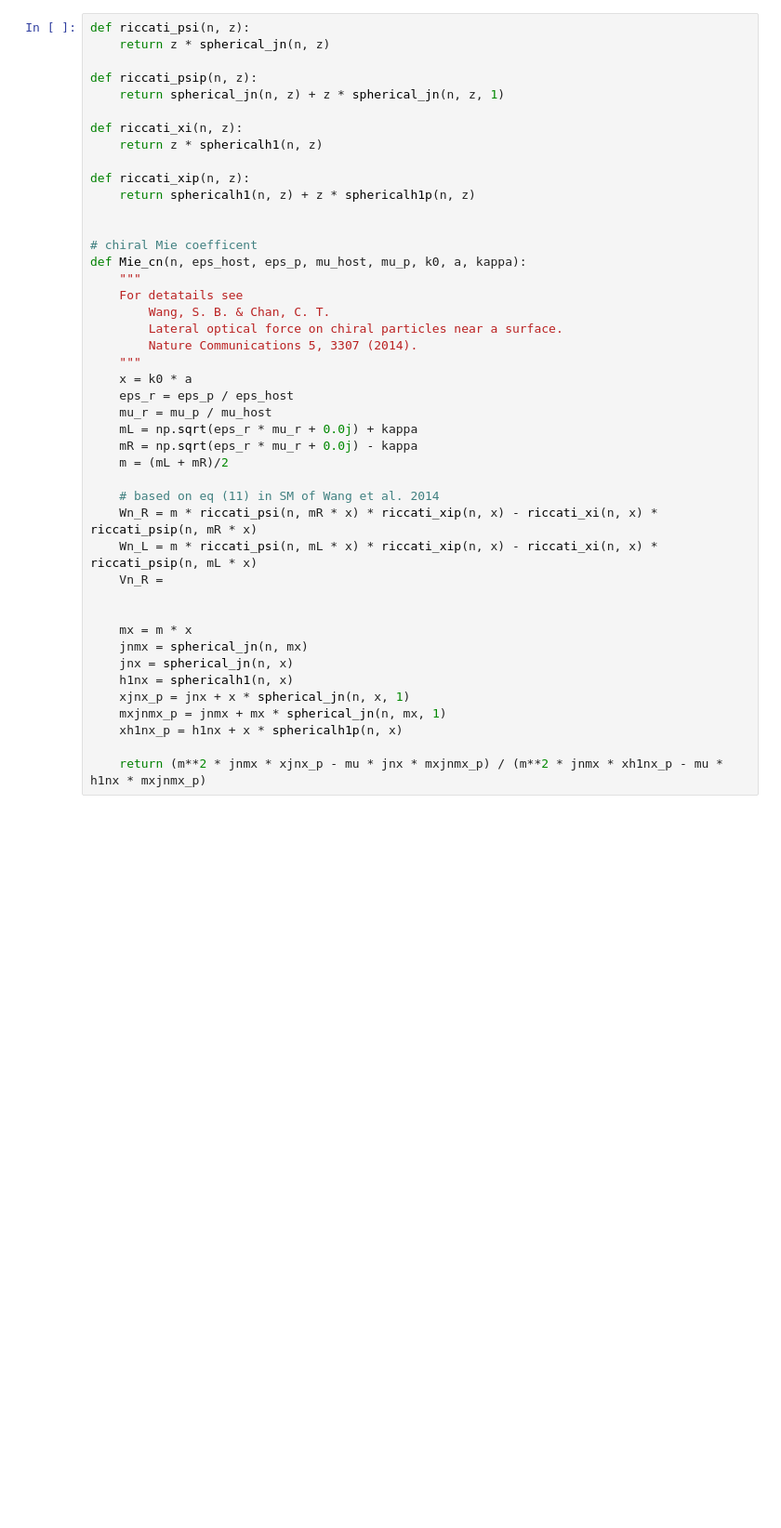
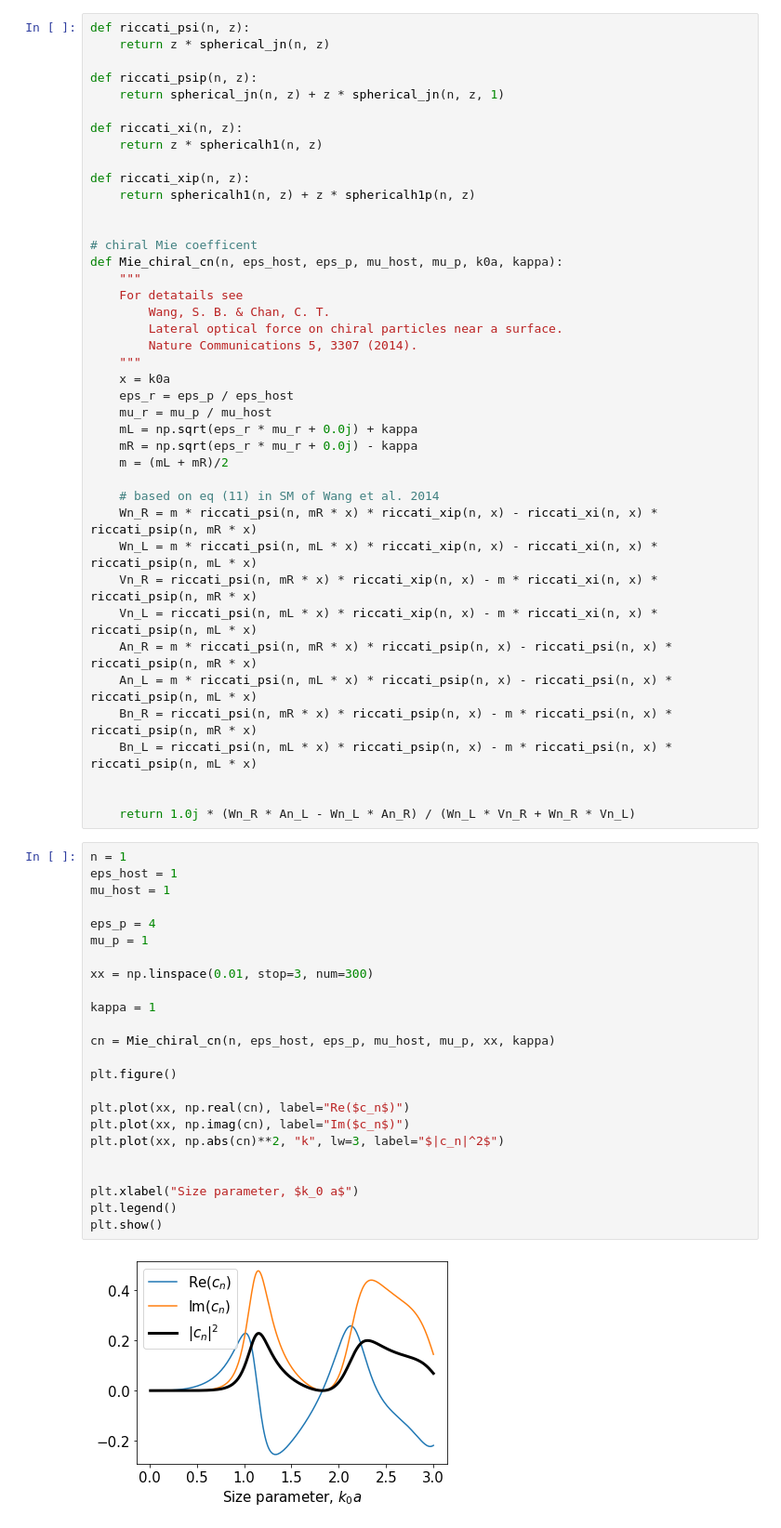
Before and after one commit to toftul/miepy, a Jupyter notebook: Mie_calc_python.ipynb, the cells around one changed output. Shown: that part at 93% size. Saved outputs shown, nothing was run; the diff lists cells and outputs as text; blank space fills up the shorter version.

Commit message:
added chiral cn coef

```diff
--- a/Mie_calc_python.ipynb
+++ b/Mie_calc_python.ipynb
@@ -218,14 +218,14 @@ def riccati_xip(n, z):
 
 
 # chiral Mie coefficent
-def Mie_cn(n, eps_host, eps_p, mu_host, mu_p, k0, a, kappa):
+def Mie_chiral_cn(n, eps_host, eps_p, mu_host, mu_p, k0a, kappa):
     """
     For detatails see
         Wang, S. B. & Chan, C. T.
         Lateral optical force on chiral particles near a surface.
         Nature Communications 5, 3307 (2014).
     """
-    x = k0 * a
+    x = k0a
     eps_r = eps_p / eps_host
     mu_r = mu_p / mu_host
     mL = np.sqrt(eps_r * mu_r + 0.0j) + kappa
@@ -235,15 +235,38 @@ def Mie_cn(n, eps_host, eps_p, mu_host, mu_p, k0, a, kappa):
     # based on eq (11) in SM of Wang et al. 2014
     Wn_R = m * riccati_psi(n, mR * x) * riccati_xip(n, x) - riccati_xi(n, x) * riccati_psip(n, mR * x)
     Wn_L = m * riccati_psi(n, mL * x) * riccati_xip(n, x) - riccati_xi(n, x) * riccati_psip(n, mL * x)
-    Vn_R =
+    Vn_R = riccati_psi(n, mR * x) * riccati_xip(n, x) - m * riccati_xi(n, x) * riccati_psip(n, mR * x)
+    Vn_L = riccati_psi(n, mL * x) * riccati_xip(n, x) - m * riccati_xi(n, x) * riccati_psip(n, mL * x)
+    An_R = m * riccati_psi(n, mR * x) * riccati_psip(n, x) - riccati_psi(n, x) * riccati_psip(n, mR * x)
+    An_L = m * riccati_psi(n, mL * x) * riccati_psip(n, x) - riccati_psi(n, x) * riccati_psip(n, mL * x)
+    Bn_R = riccati_psi(n, mR * x) * riccati_psip(n, x) - m * riccati_psi(n, x) * riccati_psip(n, mR * x)
+    Bn_L = riccati_psi(n, mL * x) * riccati_psip(n, x) - m * riccati_psi(n, x) * riccati_psip(n, mL * x)
 
 
-    mx = m * x
-    jnmx = spherical_jn(n, mx)
-    jnx = spherical_jn(n, x)
-    h1nx = sphericalh1(n, x)
-    xjnx_p = jnx + x * spherical_jn(n, x, 1)
-    mxjnmx_p = jnmx + mx * spherical_jn(n, mx, 1)
-    xh1nx_p = h1nx + x * sphericalh1p(n, x)
-
-    return (m**2 * jnmx * xjnx_p - mu * jnx * mxjnmx_p) / (m**2 * jnmx * xh1nx_p - mu * h1nx * mxjnmx_p)
+    return 1.0j * (Wn_R * An_L - Wn_L * An_R) / (Wn_L * Vn_R + Wn_R * Vn_L)
+# %%
+n = 1
+eps_host = 1
+mu_host = 1
+
+eps_p = 4
+mu_p = 1
+
+xx = np.linspace(0.01, stop=3, num=300)
+
+kappa = 1
+
+cn = Mie_chiral_cn(n, eps_host, eps_p, mu_host, mu_p, xx, kappa)
+
+plt.figure()
+
+plt.plot(xx, np.real(cn), label="Re($c_n$)")
+plt.plot(xx, np.imag(cn), label="Im($c_n$)")
+plt.plot(xx, np.abs(cn)**2, "k", lw=3, label="$|c_n|^2$")
+
+
+plt.xlabel("Size parameter, $k_0 a$")
+plt.legend()
+plt.show()
+# %% [output]
+[figure, added]
```
